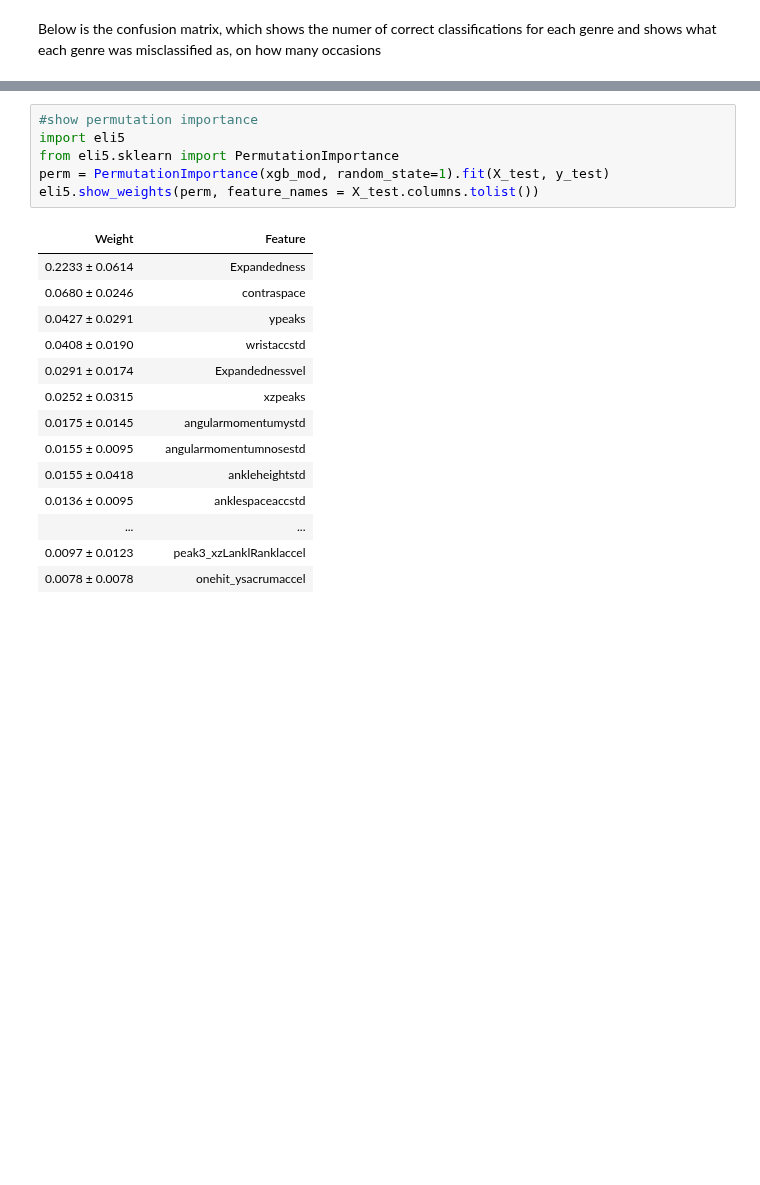
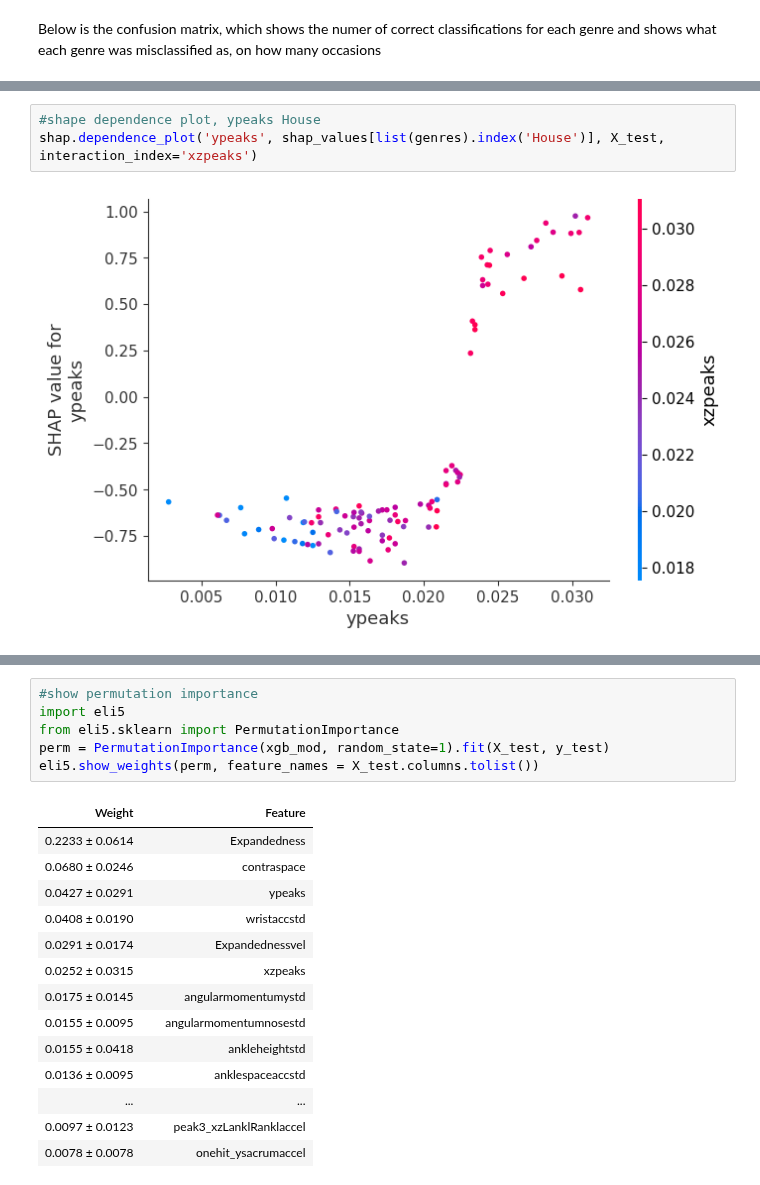
Before and after one commit to tBenBaker/MovementClassifier, a Jupyter notebook: DanceProj1/notebooks/03_inspectiondraft.ipynb, the cells around one changed output, grey strips where cells are left out. Cells and saved outputs as stored; diff of their text form; blank space fills up the shorter version.

```diff
--- a/DanceProj1/notebooks/03_inspectiondraft.ipynb
+++ b/DanceProj1/notebooks/03_inspectiondraft.ipynb
@@ -89,0 +95,5 @@ No data for colormapping provided via 'c'. Parameters 'vmin', 'vmax' will be ign
+# %%
+#shape dependence plot, ypeaks House
+shap.dependence_plot('ypeaks', shap_values[list(genres).index('House')], X_test, interaction_index='xzpeaks')
+# %% [output]
+[figure, added]
```
Also changed, not shown: parts of 10 cells of this notebook, 27 other files.
